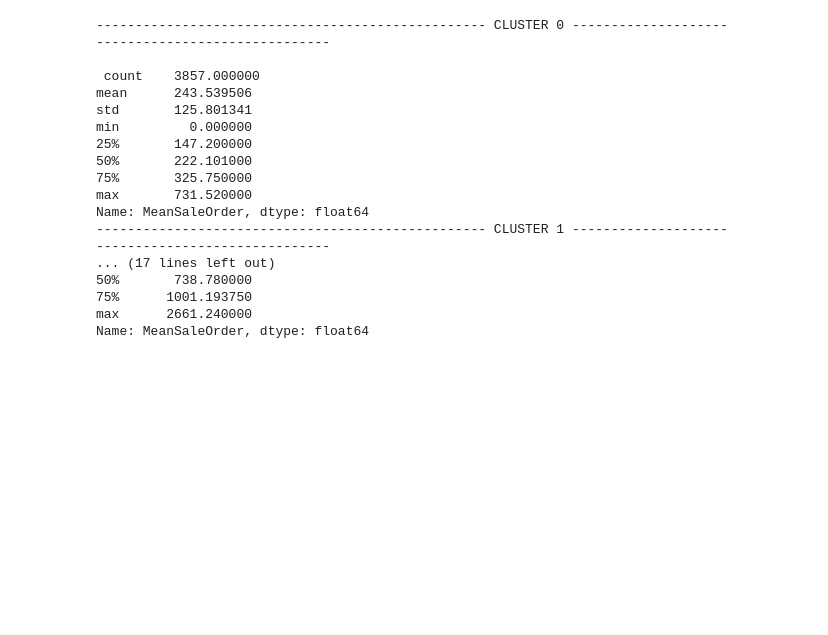
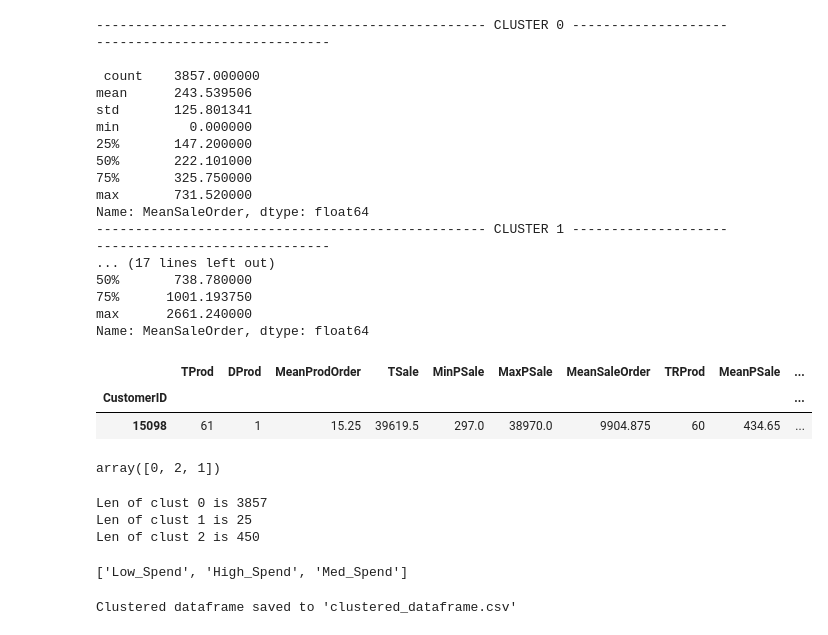
Before and after one commit to AlexPasqua/DM-project, a Jupyter notebook: DataClusteringKMeans.ipynb, the cells around one changed output. Drawn from its saved outputs; the diff is of its cells as text; code cells hidden in the pictures; blank space fills up the shorter version.

Commit message:
created labelled dataset at end of kmeans

```diff
--- a/DataClusteringKMeans.ipynb
+++ b/DataClusteringKMeans.ipynb
@@ -323,3 +323,29 @@ Name: MeanSaleOrder, dtype: float64
 75%      1001.193750
 max      2661.240000
 Name: MeanSaleOrder, dtype: float64
+# %%
+df[df['Cluster'] == 3]
+# %% [output]
+|  | TProd | DProd | MeanProdOrder | TSale | MinPSale | MaxPSale | MeanSaleOrder | TRProd | MeanPSale | ... |
+| CustomerID |  |  |  |  |  |  |  |  |  | ... |
+| 15098 | 61 | 1 | 15.25 | 39619.5 | 297.0 | 38970.0 | 9904.875 | 60 | 434.65 | ... |
+# %%
+df.drop(list(df[df['Cluster'] == 3].index), inplace=True)
+df['Cluster'].unique()
+# %% [output]
+array([0, 2, 1])
+# %%
+elem_per_clust = {}
+for i in range(0,3):
+    print('Len of clust',i,'is',len(df[df['Cluster'] == i]))
+    elem_per_clust[i] = len(df[df['Cluster'] == i])
+
+
+elem_per_clust = {k: v for k, v in sorted(elem_per_clust.items(), key=lambda item: item[1], reverse=True)}
+labels = [['Low_Spend', 'Med_Spend', 'High_Spend'][i] for i in elem_per_clust.keys()]
+labels
+# %% [output]
+Len of clust 0 is 3857
+Len of clust 1 is 25
+Len of clust 2 is 450
+['Low_Spend', 'High_Spend', 'Med_Spend']
@@ -325,0 +361,7 @@ Name: MeanSaleOrder, dtype: float64
+# %%
+df = df.round(3)
+path = 'clustered_dataframe.csv'
+df.to_csv(path, sep='\t')
+print(f"Clustered dataframe saved to '{path}'")
+# %% [output]
+Clustered dataframe saved to 'clustered_dataframe.csv'
```
Also changed, not shown: parts of 11 cells of this notebook, 3 other files.
